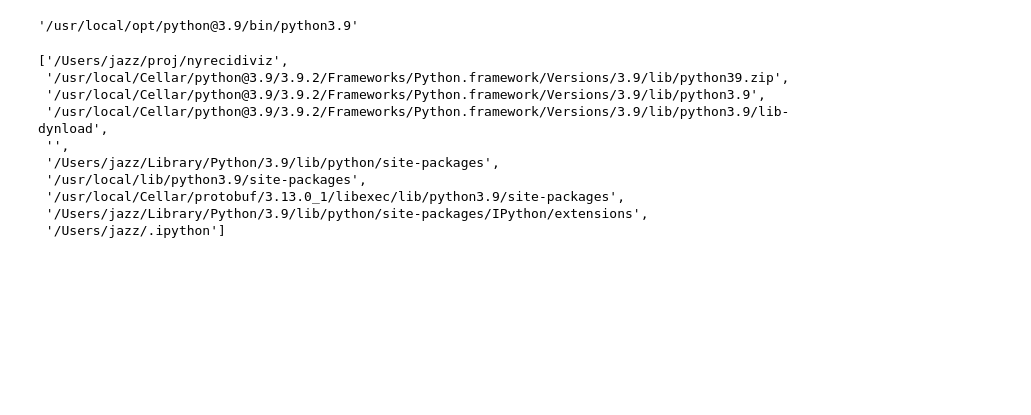
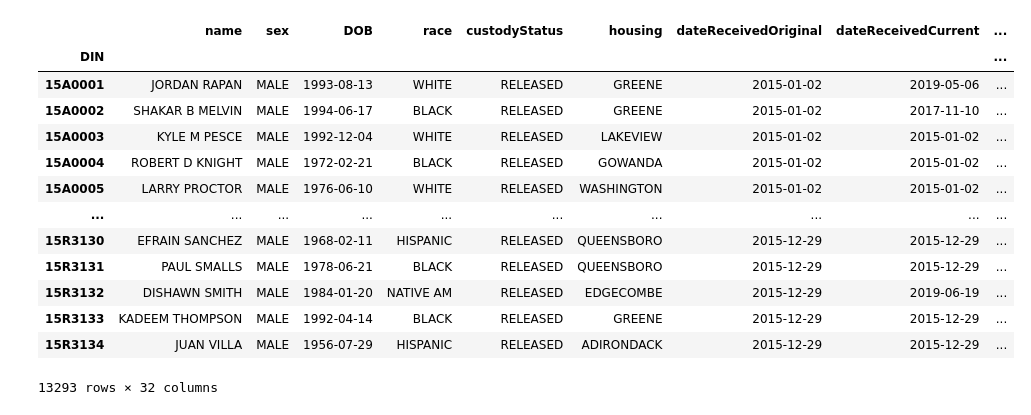
Before and after one commit to jazzPouls/nyrecidiviz, a Jupyter notebook: Untitled.ipynb, the cells around one changed output. Cells and saved outputs as stored; diff of their text form; code cells hidden in the pictures; blank space fills up the shorter version.

```diff
--- a/Untitled.ipynb
+++ b/Untitled.ipynb
@@ -1,21 +1,3 @@
-# %%
-import sys
-sys.executable
-# %% [output]
-'/usr/local/opt/python@3.9/bin/python3.9'
-# %%
-sys.path
-# %% [output]
-['/Users/jazz/proj/nyrecidiviz',
- '/usr/local/Cellar/python@3.9/3.9.2/Frameworks/Python.framework/Versions/3.9/lib/python39.zip',
- '/usr/local/Cellar/python@3.9/3.9.2/Frameworks/Python.framework/Versions/3.9/lib/python3.9',
- '/usr/local/Cellar/python@3.9/3.9.2/Frameworks/Python.framework/Versions/3.9/lib/python3.9/lib-dynload',
- '',
- '/Users/jazz/Library/Python/3.9/lib/python/site-packages',
- '/usr/local/lib/python3.9/site-packages',
- '/usr/local/Cellar/protobuf/3.13.0_1/libexec/lib/python3.9/site-packages',
- '/Users/jazz/Library/Python/3.9/lib/python/site-packages/IPython/extensions',
- '/Users/jazz/.ipython']
 # %%
 import numpy as np
 import pandas as pd
@@ -27,0 +18,17 @@ df = pd.read_csv("/Users/jazz/proj/doc-scraper/ny_inmate_data/inmates2018.csv",i
+# %%
+dfs[0]
+# %% [output]
+|  | name | sex | DOB | race | custodyStatus | housing | dateReceivedOriginal | dateReceivedCurrent | ... |
+| DIN |  |  |  |  |  |  |  |  | ... |
+| 15A0001 | JORDAN RAPAN | MALE | 1993-08-13 | WHITE | RELEASED | GREENE | 2015-01-02 | 2019-05-06 | ... |
+| 15A0002 | SHAKAR B MELVIN | MALE | 1994-06-17 | BLACK | RELEASED | GREENE | 2015-01-02 | 2017-11-10 | ... |
+| 15A0003 | KYLE M PESCE | MALE | 1992-12-04 | WHITE | RELEASED | LAKEVIEW | 2015-01-02 | 2015-01-02 | ... |
+| 15A0004 | ROBERT D KNIGHT | MALE | 1972-02-21 | BLACK | RELEASED | GOWANDA | 2015-01-02 | 2015-01-02 | ... |
+| 15A0005 | LARRY PROCTOR | MALE | 1976-06-10 | WHITE | RELEASED | WASHINGTON | 2015-01-02 | 2015-01-02 | ... |
+| ... | ... | ... | ... | ... | ... | ... | ... | ... | ... |
+| 15R3130 | EFRAIN SANCHEZ | MALE | 1968-02-11 | HISPANIC | RELEASED | QUEENSBORO | 2015-12-29 | 2015-12-29 | ... |
+| 15R3131 | PAUL SMALLS | MALE | 1978-06-21 | BLACK | RELEASED | QUEENSBORO | 2015-12-29 | 2015-12-29 | ... |
+| 15R3132 | DISHAWN SMITH | MALE | 1984-01-20 | NATIVE AM | RELEASED | EDGECOMBE | 2015-12-29 | 2019-06-19 | ... |
+| 15R3133 | KADEEM THOMPSON | MALE | 1992-04-14 | BLACK | RELEASED | GREENE | 2015-12-29 | 2015-12-29 | ... |
+| 15R3134 | JUAN VILLA | MALE | 1956-07-29 | HISPANIC | RELEASED | ADIRONDACK | 2015-12-29 | 2015-12-29 | ... |
+13293 rows × 32 columns
```
Also changed, not shown: parts of 11 cells of this notebook, 1 other file.
